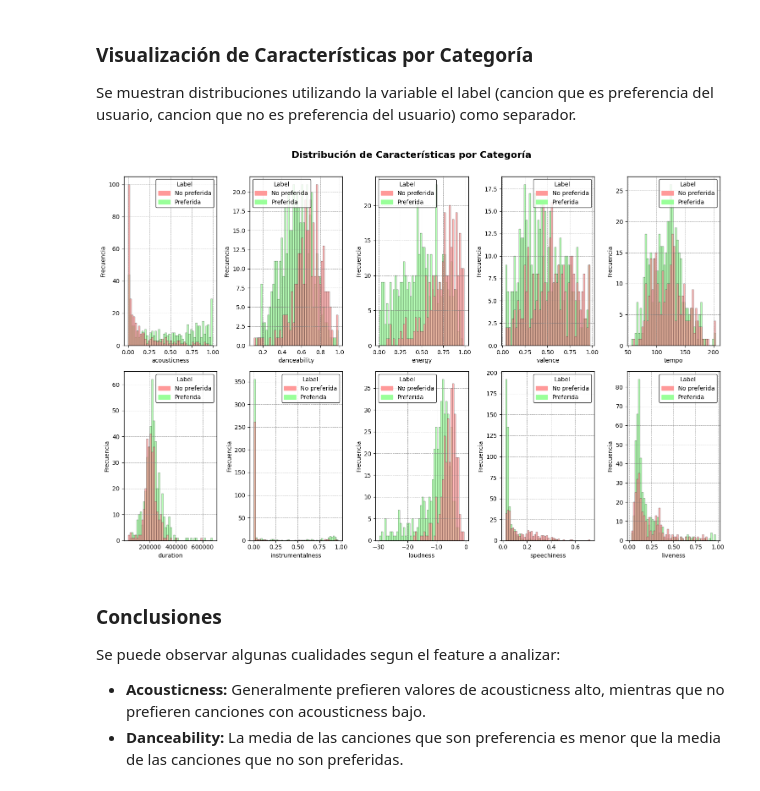
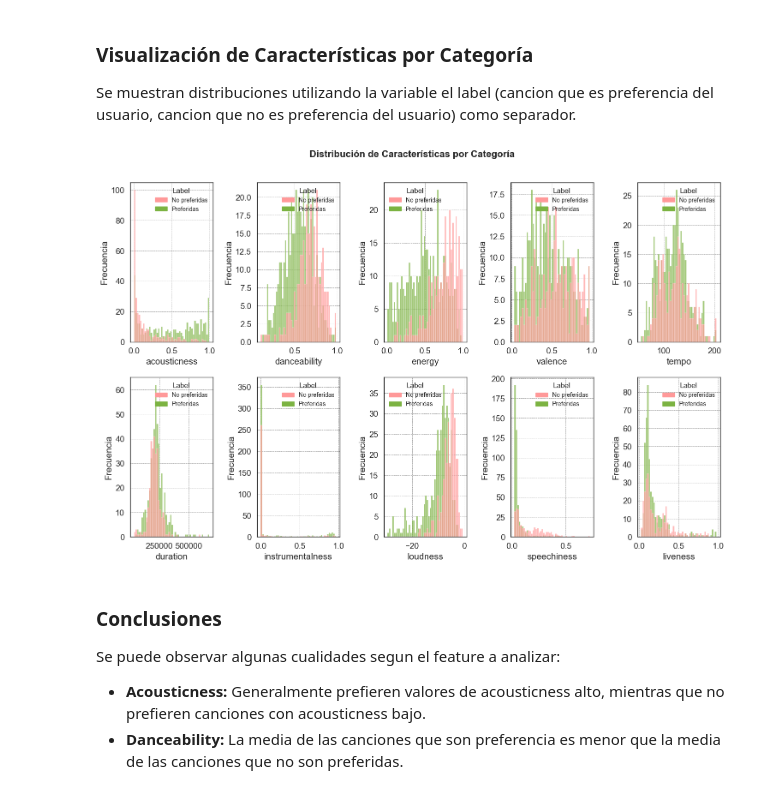
Before and after one commit to luciano106/CEIA-AMq1, a Jupyter notebook: TP_FINAL/tp_final.ipynb, the cells around one changed output. Drawn from its saved outputs; the diff is of its cells as text; code cells hidden in the pictures.

```diff
--- a/TP_FINAL/tp_final.ipynb
+++ b/TP_FINAL/tp_final.ipynb
@@ -379,13 +379,13 @@ import matplotlib.patches as patches
 # Paleta de colores para los gráficos
 palette = {
     0: '#ff9999',  # Rojo
-    1: '#99ff99',   # Verde
+    1: '#7CB342',   # Verde
     -1: '#ffff99'   # Amarillo
 }
 
 target_esn = {
-    0: 'Preferida',
-    1: 'No preferida'
+    0: 'Preferidas',
+    1: 'No preferidas'
 }
 
 
@@ -403,37 +403,37 @@ fig.suptitle('Distribución de Características por Categoría', fontsize=16, fo
 for idx, feature in enumerate(variables_numericas):
     row = idx // n_columns
     col = idx % n_columns
     ax = axes[row, col]
 
     sns.histplot(data=spotify_df, x=feature, hue='label', bins=50, alpha=0.7, palette=palette, ax=ax)
     ax.set_xlabel(feature)
     ax.set_ylabel('Frecuencia')
 
-    handles = [patches.Patch(color=palette[0], label='No preferida'), patches.Patch(color=palette[1], label='Preferida')]
-    legend = ax.legend(handles=handles, title='Label')
+    handles = [patches.Patch(color=palette[0], label=target_esn[1]), patches.Patch(color=palette[1], label=target_esn[0])]
+    legend = ax.legend(handles=handles, title='Label', fontsize=10, title_fontsize=12)
 
     ax.set_facecolor('#ffffff')  # Fondo blanco para el área de trazado
     for spine in ax.spines.values():
         spine.set_edgecolor('black')  # Borde negro en el área de trazado
         spine.set_linewidth(1)  # Grosor del borde del área de trazado
     ax.grid(True, which='both', linestyle='--', linewidth=0.5, color='gray')
 
-    legend.set_frame_on(True)  # Habilitar el marco de la leyenda
+    legend.set_frame_on(False)  # Habilitar el marco de la leyenda
     legend.get_frame().set_edgecolor('black')  # Color del borde de la leyenda
     legend.get_frame().set_linewidth(1)  # Grosor del borde de la leyenda
 
 # Eliminar ejes vacíos si hay menos gráficos que subplots
 for idx in range(len(variables_numericas), n_rows * n_columns):
     row = idx // n_columns
     col = idx % n_columns
     fig.delaxes(axes[row, col])
 
 # Ajustar el diseño para evitar solapamientos
 plt.tight_layout(rect=[0, 0, 1, 0.97])
 
 plt.show()
 # %% [output]
-[figure, old version]
+[figure, new version]
 # %% [markdown]
 ### Conclusiones
 
```
Also changed, not shown: parts of 5 cells of this notebook.
